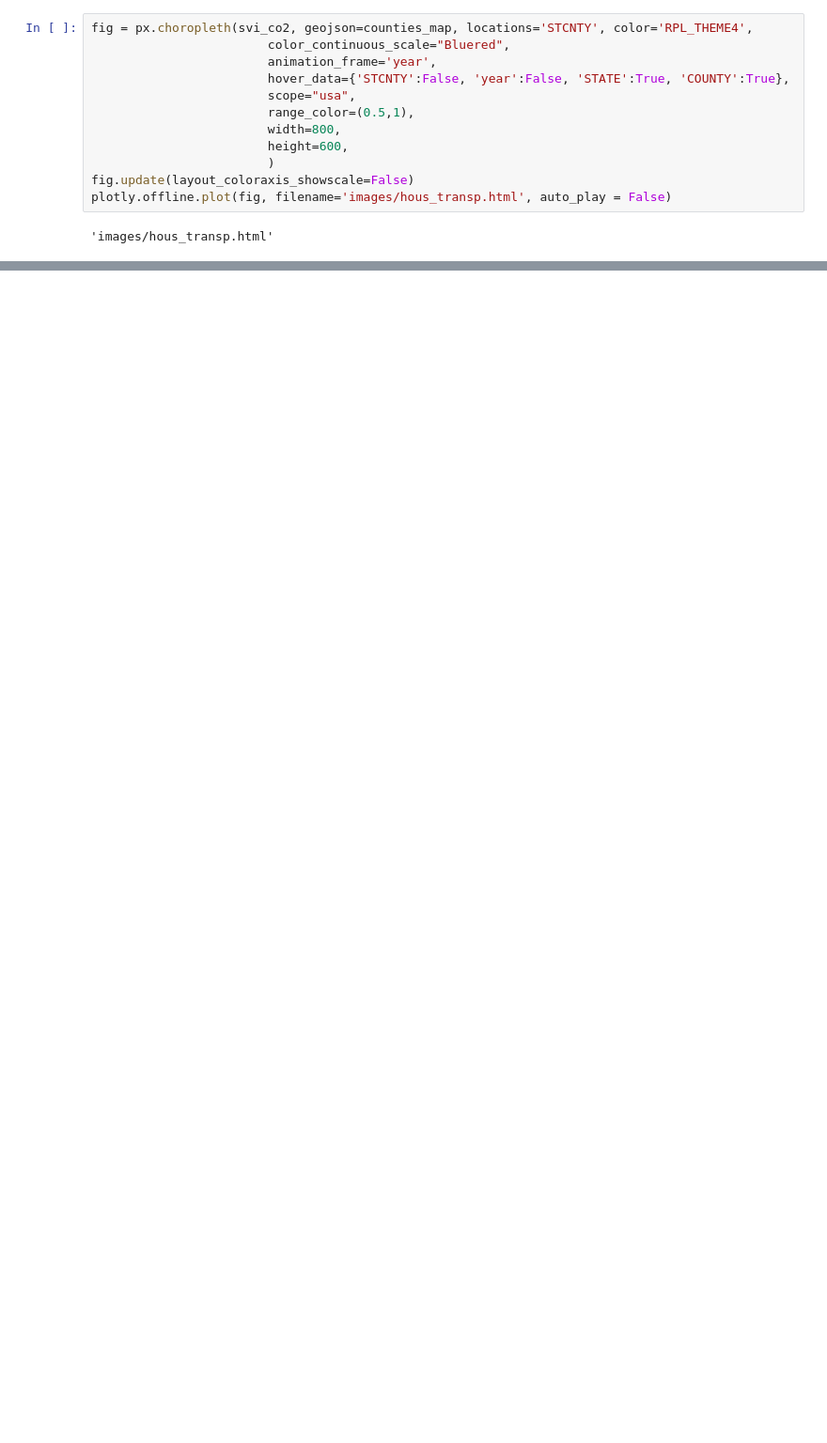
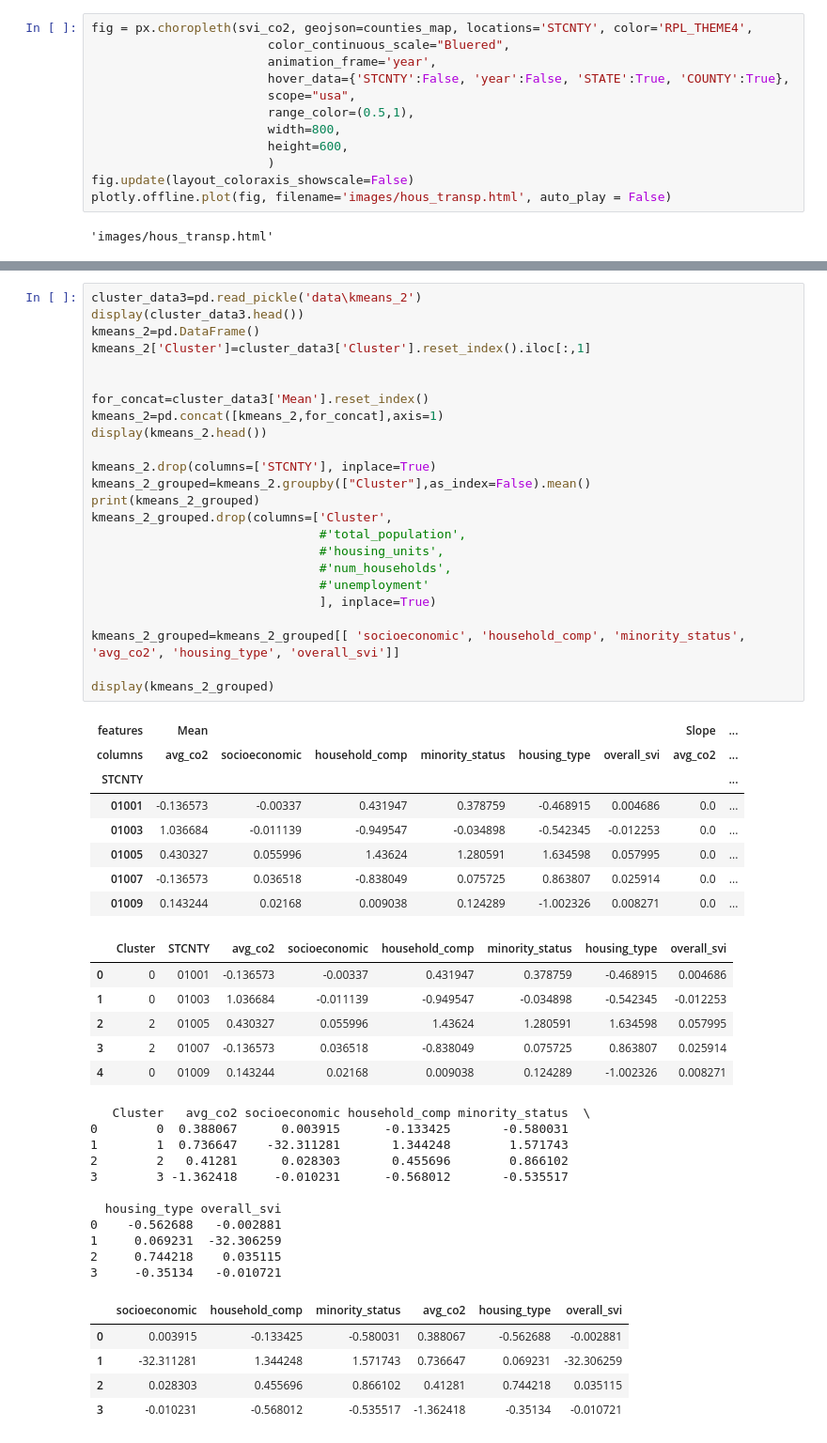
Before and after one commit to DanDryer/co2-socioeconomic-modeling, a Jupyter notebook: visualization.ipynb, the cells around one changed output, grey strips where cells are left out. Shown at 94% size. Drawn from its saved outputs; the diff is of its cells as text; blank space fills up the shorter version.

```diff
--- a/visualization.ipynb
+++ b/visualization.ipynb
@@ -208,0 +202,55 @@ STCNTY
+# %%
+cluster_data3=pd.read_pickle('data\kmeans_2')
+display(cluster_data3.head())
+kmeans_2=pd.DataFrame()
+kmeans_2['Cluster']=cluster_data3['Cluster'].reset_index().iloc[:,1]
+
+
+for_concat=cluster_data3['Mean'].reset_index()
+kmeans_2=pd.concat([kmeans_2,for_concat],axis=1)
+display(kmeans_2.head())
+
+kmeans_2.drop(columns=['STCNTY'], inplace=True)
+kmeans_2_grouped=kmeans_2.groupby(["Cluster"],as_index=False).mean()
+print(kmeans_2_grouped)
+kmeans_2_grouped.drop(columns=['Cluster',
+                               #'total_population',
+                               #'housing_units',
+                               #'num_households',
+                               #'unemployment'
+                               ], inplace=True)
+
+kmeans_2_grouped=kmeans_2_grouped[[ 'socioeconomic', 'household_comp', 'minority_status', 'avg_co2', 'housing_type', 'overall_svi']]
+
+display(kmeans_2_grouped)
+# %% [output]
+| features | Mean |  |  |  |  |  | Slope | ... |
+| columns | avg_co2 | socioeconomic | household_comp | minority_status | housing_type | overall_svi | avg_co2 | ... |
+| STCNTY |  |  |  |  |  |  |  | ... |
+| 01001 | -0.136573 | -0.00337 | 0.431947 | 0.378759 | -0.468915 | 0.004686 | 0.0 | ... |
+| 01003 | 1.036684 | -0.011139 | -0.949547 | -0.034898 | -0.542345 | -0.012253 | 0.0 | ... |
+| 01005 | 0.430327 | 0.055996 | 1.43624 | 1.280591 | 1.634598 | 0.057995 | 0.0 | ... |
+| 01007 | -0.136573 | 0.036518 | -0.838049 | 0.075725 | 0.863807 | 0.025914 | 0.0 | ... |
+| 01009 | 0.143244 | 0.02168 | 0.009038 | 0.124289 | -1.002326 | 0.008271 | 0.0 | ... |
+|  | Cluster | STCNTY | avg_co2 | socioeconomic | household_comp | minority_status | housing_type | overall_svi |
+| 0 | 0 | 01001 | -0.136573 | -0.00337 | 0.431947 | 0.378759 | -0.468915 | 0.004686 |
+| 1 | 0 | 01003 | 1.036684 | -0.011139 | -0.949547 | -0.034898 | -0.542345 | -0.012253 |
+| 2 | 2 | 01005 | 0.430327 | 0.055996 | 1.43624 | 1.280591 | 1.634598 | 0.057995 |
+| 3 | 2 | 01007 | -0.136573 | 0.036518 | -0.838049 | 0.075725 | 0.863807 | 0.025914 |
+| 4 | 0 | 01009 | 0.143244 | 0.02168 | 0.009038 | 0.124289 | -1.002326 | 0.008271 |
+   Cluster   avg_co2 socioeconomic household_comp minority_status  \
+0        0  0.388067      0.003915      -0.133425       -0.580031
+1        1  0.736647    -32.311281       1.344248        1.571743
+2        2   0.41281      0.028303       0.455696        0.866102
+3        3 -1.362418     -0.010231      -0.568012       -0.535517
+
+  housing_type overall_svi
+0    -0.562688   -0.002881
+1     0.069231  -32.306259
+2     0.744218    0.035115
+3     -0.35134   -0.010721
+|  | socioeconomic | household_comp | minority_status | avg_co2 | housing_type | overall_svi |
+| 0 | 0.003915 | -0.133425 | -0.580031 | 0.388067 | -0.562688 | -0.002881 |
+| 1 | -32.311281 | 1.344248 | 1.571743 | 0.736647 | 0.069231 | -32.306259 |
+| 2 | 0.028303 | 0.455696 | 0.866102 | 0.41281 | 0.744218 | 0.035115 |
+| 3 | -0.010231 | -0.568012 | -0.535517 | -1.362418 | -0.35134 | -0.010721 |
```
Also changed, not shown: parts of 34 cells of this notebook.
